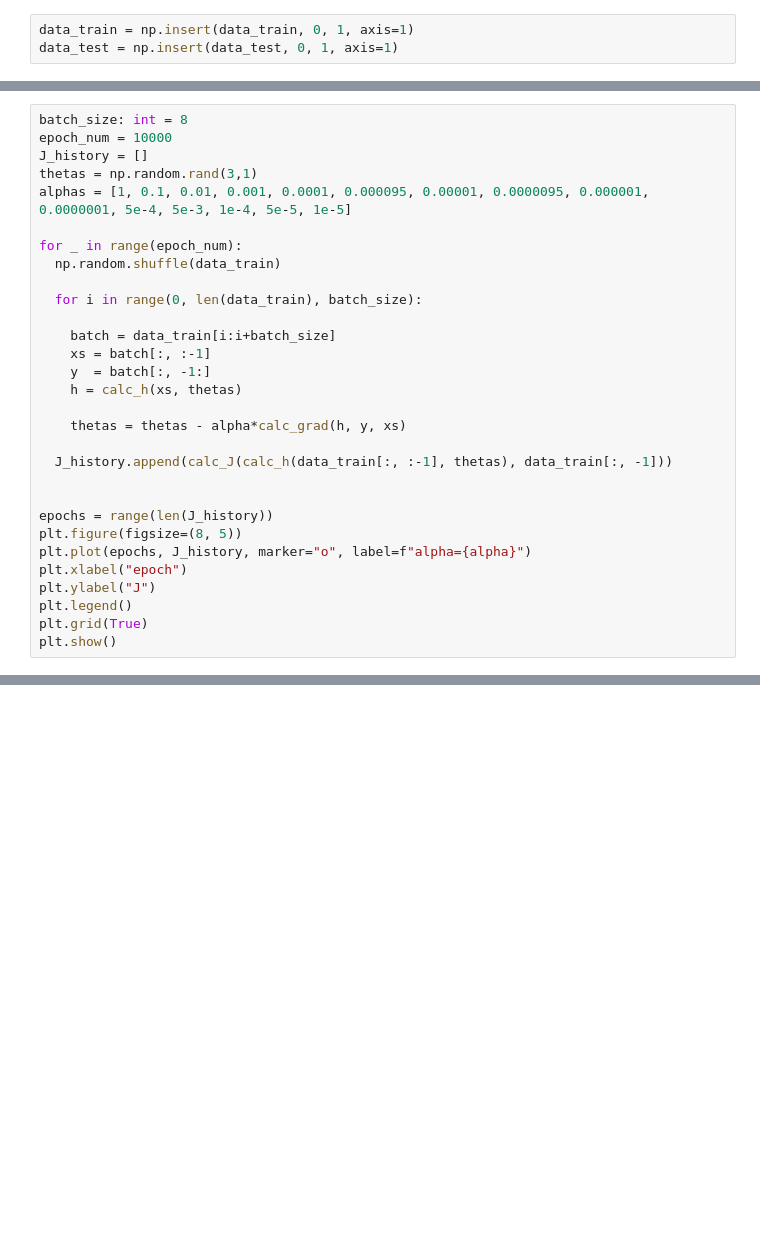
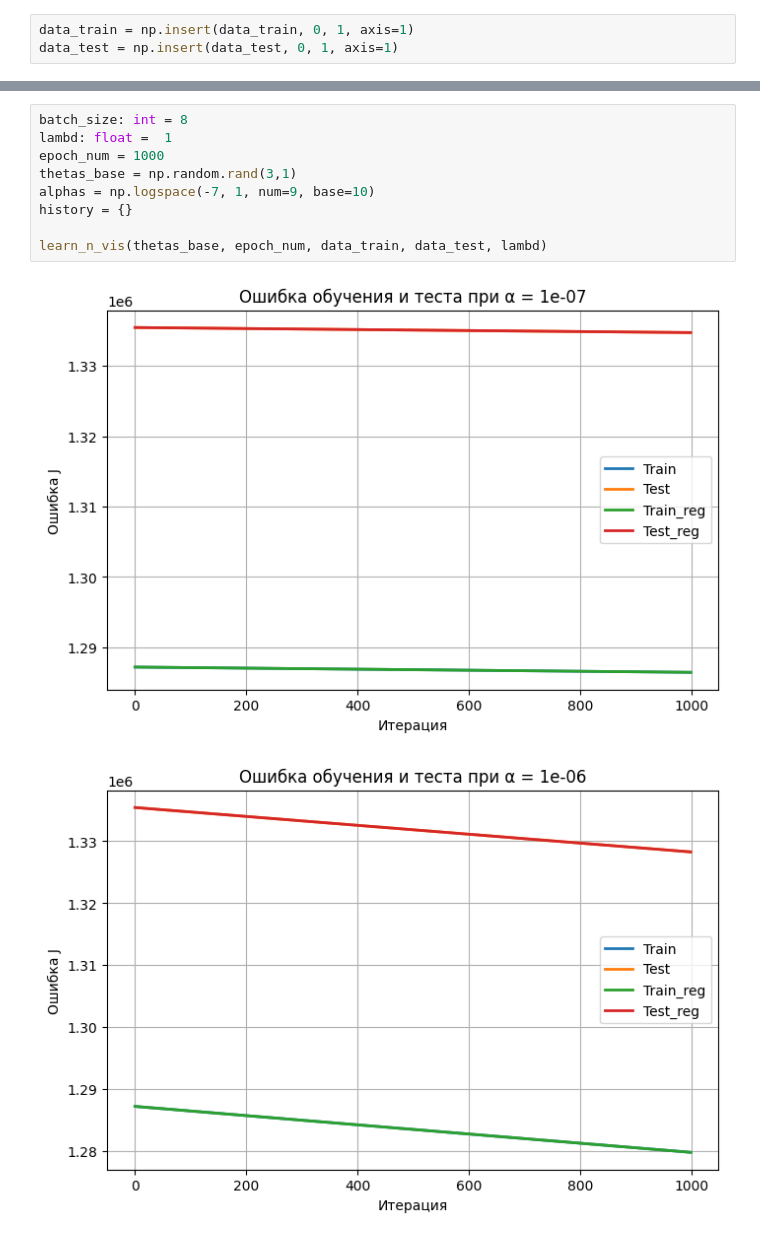
Before and after one commit to KachanVlg/ML-studying, a Jupyter notebook: ML_LR2.ipynb, the cells around one changed output, grey strips where cells are left out. Saved outputs shown, nothing was run; the diff lists cells and outputs as text; blank space fills up the shorter version.

```diff
--- a/ML_LR2.ipynb
+++ b/ML_LR2.ipynb
@@ -80,30 +70,0 @@ def calc_grad(h: np.ndarray, y: np.ndarray, xs: np.ndarray) -> np.ndarray:
-# %%
-batch_size: int = 8
-epoch_num = 10000
-J_history = []
-thetas = np.random.rand(3,1)
-alphas = [1, 0.1, 0.01, 0.001, 0.0001, 0.000095, 0.00001, 0.0000095, 0.000001, 0.0000001, 5e-4, 5e-3, 1e-4, 5e-5, 1e-5]
-
-for _ in range(epoch_num):
-  np.random.shuffle(data_train)
-
-  for i in range(0, len(data_train), batch_size):
-
-    batch = data_train[i:i+batch_size]
-    xs = batch[:, :-1]
-    y  = batch[:, -1:]
-    h = calc_h(xs, thetas)
-
-    thetas = thetas - alpha*calc_grad(h, y, xs)
-
-  J_history.append(calc_J(calc_h(data_train[:, :-1], thetas), data_train[:, -1]))
-
-
-epochs = range(len(J_history))
-plt.figure(figsize=(8, 5))
-plt.plot(epochs, J_history, marker="o", label=f"alpha={alpha}")
-plt.xlabel("epoch")
-plt.ylabel("J")
-plt.legend()
-plt.grid(True)
-plt.show()
@@ -111,0 +155,12 @@ plt.show()
+# %%
+batch_size: int = 8
+lambd: float =  1
+epoch_num = 1000
+thetas_base = np.random.rand(3,1)
+alphas = np.logspace(-7, 1, num=9, base=10)
+history = {}
+
+learn_n_vis(thetas_base, epoch_num, data_train, data_test, lambd)
+# %% [output]
+[figure, added]
+[figure, added]
```
Also changed, not shown: parts of 6 cells of this notebook.
